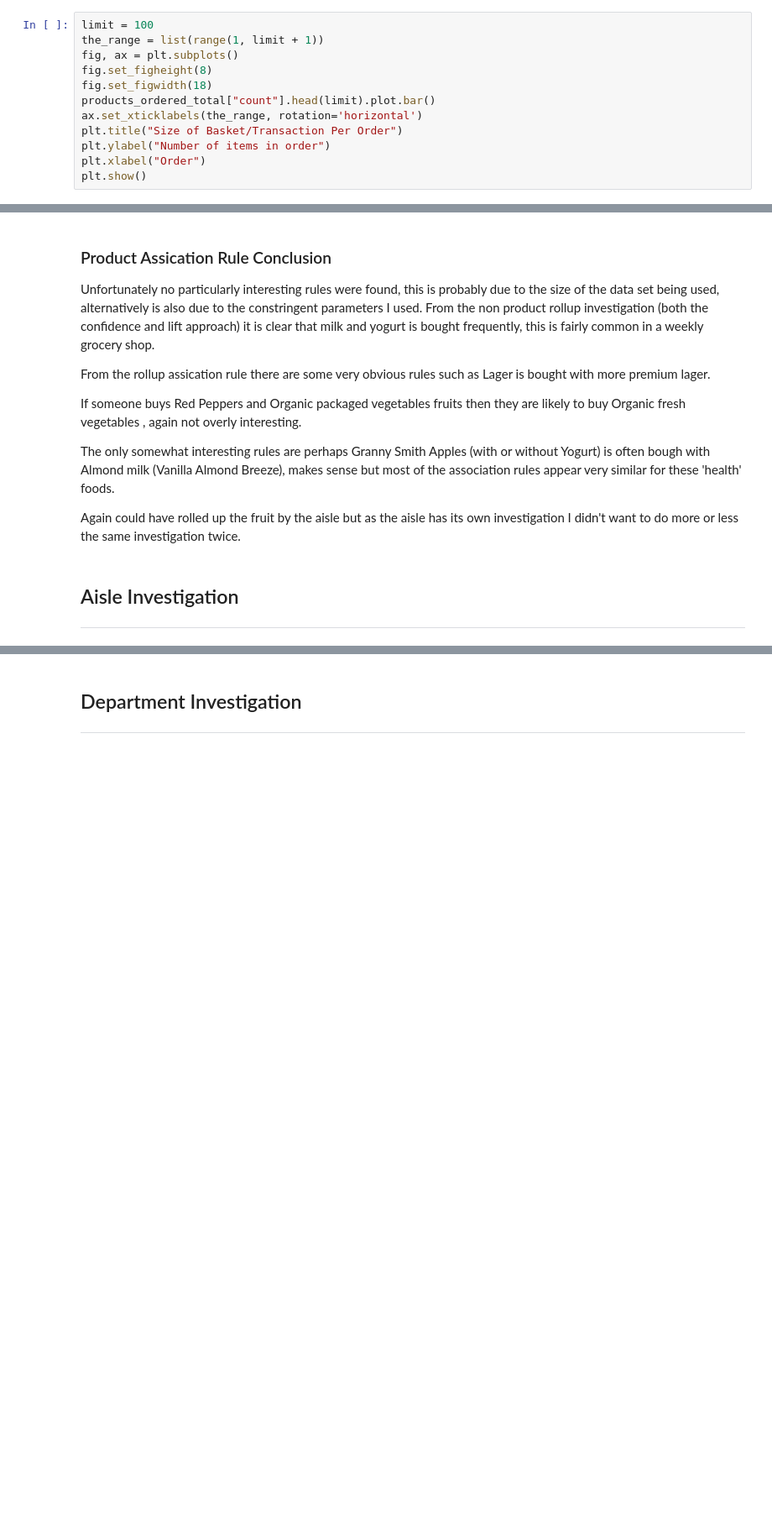
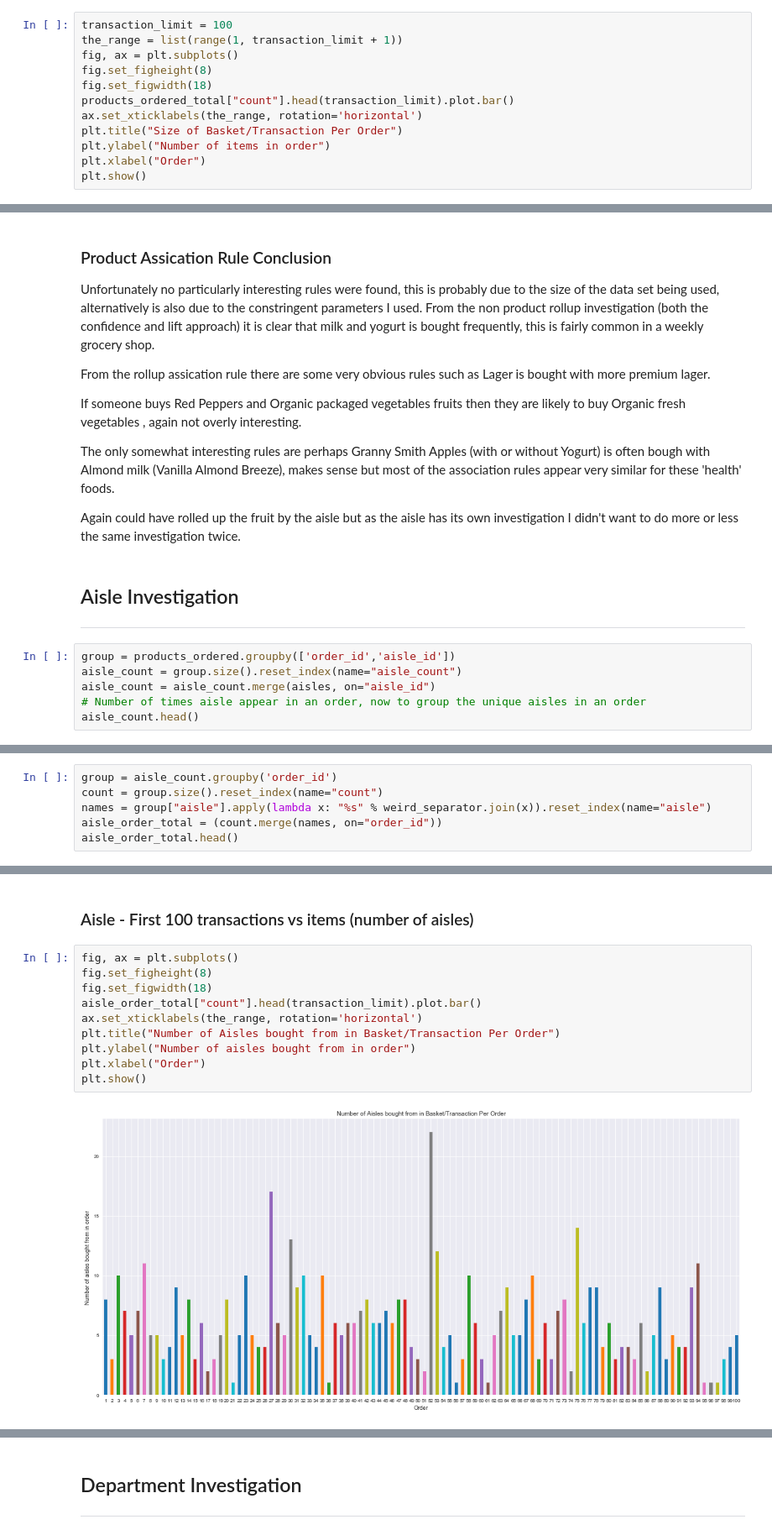
Before and after one commit to 1carew1/instacart_investigation, a Jupyter notebook: Assignment_2_ARM.ipynb, the cells around one changed output, grey strips where cells are left out. Shown at 84% size. Drawn from its saved outputs; the diff is of its cells as text; blank space fills up the shorter version.

Commit message:
Aisle Investigation finished - need to look at department

```diff
--- a/Assignment_2_ARM.ipynb
+++ b/Assignment_2_ARM.ipynb
@@ -187,12 +189,12 @@ te_df.head()
 # %% [markdown]
 ### Product - First 100 transactions vs items
 # %%
-limit = 100
-the_range = list(range(1, limit + 1))
+transaction_limit = 100
+the_range = list(range(1, transaction_limit + 1))
 fig, ax = plt.subplots()
 fig.set_figheight(8)
 fig.set_figwidth(18)
-products_ordered_total["count"].head(limit).plot.bar()
+products_ordered_total["count"].head(transaction_limit).plot.bar()
 ax.set_xticklabels(the_range, rotation='horizontal')
 plt.title("Size of Basket/Transaction Per Order")
 plt.ylabel("Number of items in order")
@@ -499,3 +492,9 @@ Again could have rolled up the fruit by the aisle but as the aisle has its own i
 # %% [markdown]
 ## Aisle Investigation <a class="anchor" id="aisle"></a>
 ***
+# %%
+group = products_ordered.groupby(['order_id','aisle_id'])
+aisle_count = group.size().reset_index(name="aisle_count")
+aisle_count = aisle_count.merge(aisles, on="aisle_id")
+# Number of times aisle appear in an order, now to group the unique aisles in an order
+aisle_count.head()
@@ -501,0 +508,6 @@ Again could have rolled up the fruit by the aisle but as the aisle has its own i
+# %%
+group = aisle_count.groupby('order_id')
+count = group.size().reset_index(name="count")
+names = group["aisle"].apply(lambda x: "%s" % weird_separator.join(x)).reset_index(name="aisle")
+aisle_order_total = (count.merge(names, on="order_id"))
+aisle_order_total.head()
@@ -501,0 +538,14 @@ Again could have rolled up the fruit by the aisle but as the aisle has its own i
+# %% [markdown]
+### Aisle - First 100 transactions vs items (number of aisles)
+# %%
+fig, ax = plt.subplots()
+fig.set_figheight(8)
+fig.set_figwidth(18)
+aisle_order_total["count"].head(transaction_limit).plot.bar()
+ax.set_xticklabels(the_range, rotation='horizontal')
+plt.title("Number of Aisles bought from in Basket/Transaction Per Order")
+plt.ylabel("Number of aisles bought from in order")
+plt.xlabel("Order")
+plt.show()
+# %% [output]
+[figure, added]
```
Also changed, not shown: parts of 20 cells of this notebook, 1 other file.
